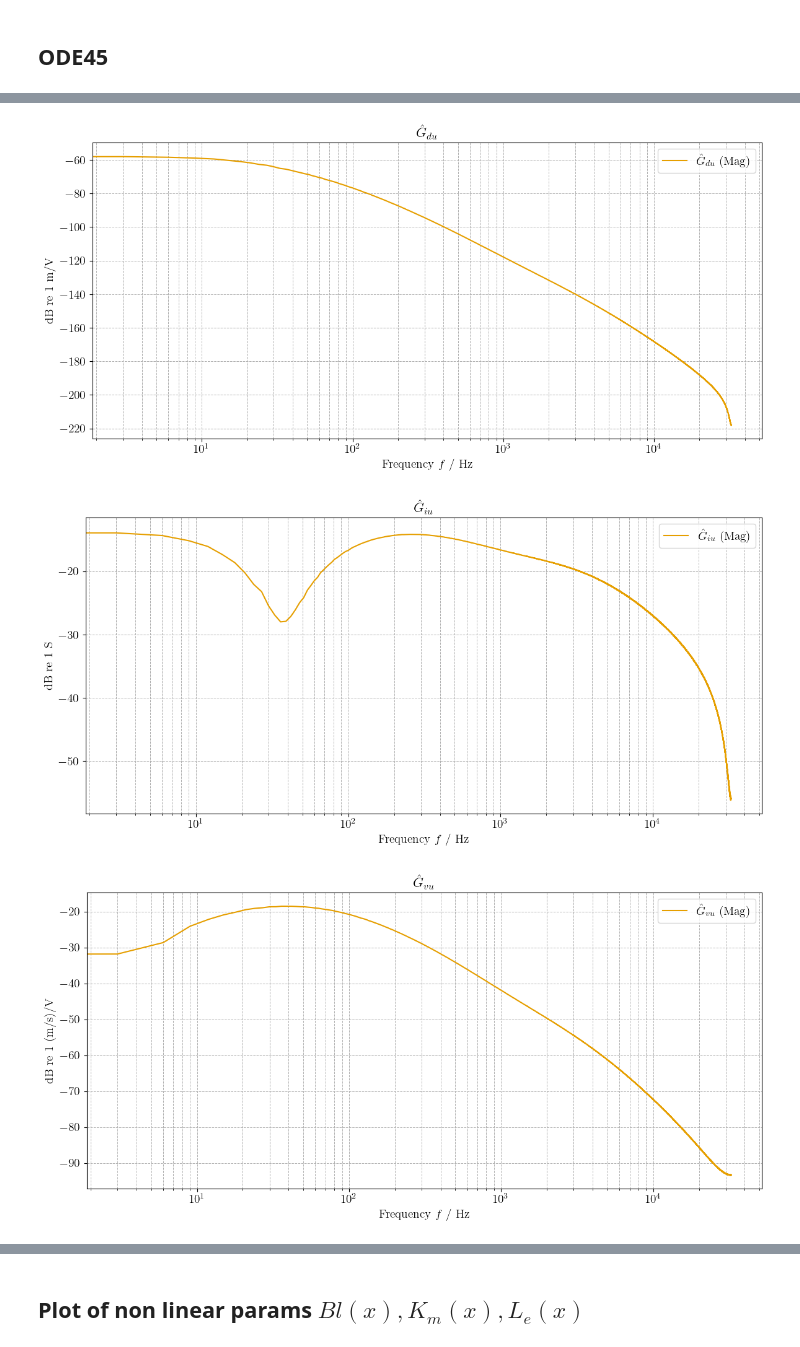
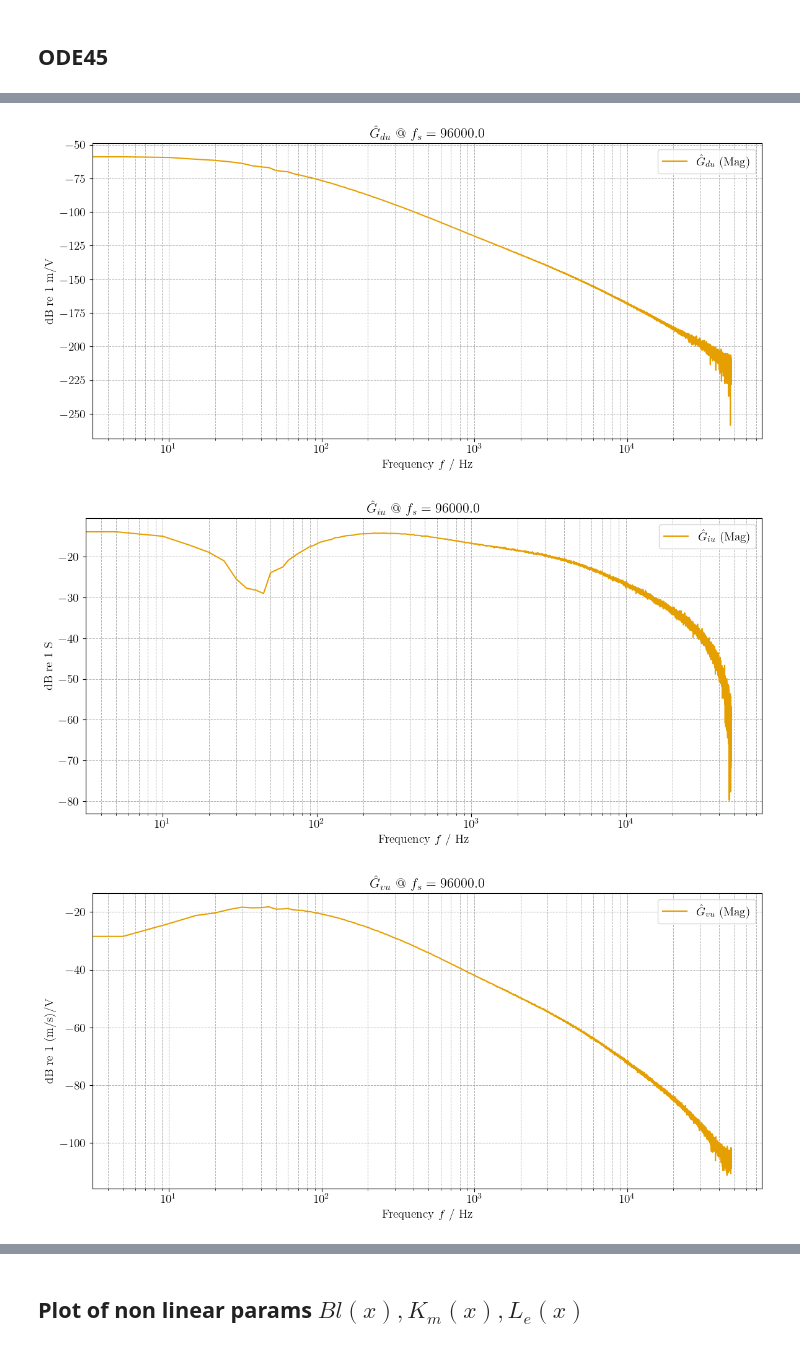
Before and after one commit to istlf/non-linear-transducers-project, a Jupyter notebook: Lab E - part 2 - non-linear-model.ipynb, the cells around one changed output, grey strips where cells are left out. Drawn from its saved outputs; the diff is of its cells as text; code cells hidden in the pictures.

```diff
--- a/Lab E - part 2 - non-linear-model.ipynb
+++ b/Lab E - part 2 - non-linear-model.ipynb
@@ -468,12 +448,33 @@ print(X[0])
 # %%
-print(len(u))
-print(fs)
-G_iu, G_du, G_vu, f = util.welchie(u, X, fs)
+%load_ext autoreload
+%autoreload 2
+import numpy as np
+import engutil
+engutil = engutil.reload_self()
+import util
+import pandas as pd
+
+data_ = pd.read_csv("data/part2a_presentation/01_nonlinear_full_1sec_at_96000.0.csv")
+
+print(data.keys())
+fs = 96e3
+
+t = data["time"].to_numpy()
+u = data["u"].to_numpy()
+i = data["i"].to_numpy()
+v = data["vel"].to_numpy()
+d = data["disp"].to_numpy()
+X = np.array([i,d,v])
+
+
+
+
+G_iu, G_du, G_vu, f = util.welchie(u, X, fs, numavgs=5)
 G_iu_mag_db, _, _ = engutil.tf_to_magphase(G_iu)
 G_du_mag_db, _, _ = engutil.tf_to_magphase(G_du)
 G_vu_mag_db, _, _ = engutil.tf_to_magphase(G_vu)
 
-engutil.plot_bode(f, [(G_du_mag_db, None)], legends=["$\\hat{G}_{du}$"], title="$\\hat{G}_{du}$", ylabel_left="dB re 1 m/V")
-engutil.plot_bode(f, [(G_iu_mag_db, None)], legends=["$\\hat{G}_{iu}$"], title="$\\hat{G}_{iu}$", ylabel_left="dB re 1 S")
-engutil.plot_bode(f, [(G_vu_mag_db, None)], legends=["$\\hat{G}_{vu}$"], title="$\\hat{G}_{vu}$", ylabel_left="dB re 1 (m/s)/V")
+engutil.plot_bode(f, [(G_du_mag_db, None)], legends=["$\\hat{G}_{du}$"], title=f"$\\hat{{G}}_{{du}}$ @ $f_s = {fs}$", ylabel_left="dB re 1 m/V", save_loc="figures/part-2a/nonlinear-full/G_du")
+engutil.plot_bode(f, [(G_iu_mag_db, None)], legends=["$\\hat{G}_{iu}$"], title=f"$\\hat{{G}}_{{iu}}$ @ $f_s = {fs}$", ylabel_left="dB re 1 S", save_loc="figures/part-2a/nonlinear-full/G_iu")
+engutil.plot_bode(f, [(G_vu_mag_db, None)], legends=["$\\hat{G}_{vu}$"], title=f"$\\hat{{G}}_{{vu}}$ @ $f_s = {fs}$", ylabel_left="dB re 1 (m/s)/V", save_loc="figures/part-2a/nonlinear-full/G_vu")
 # %% [output]
@@ -487,3 +487,3 @@ freq res: 3.0000921149594695
-[figure, old version]
+[figure, new version]
-[figure, old version]
+[figure, new version]
-[figure, old version]
+[figure, new version]
```
Also changed, not shown: parts of 6 cells of this notebook, 42 other files.
